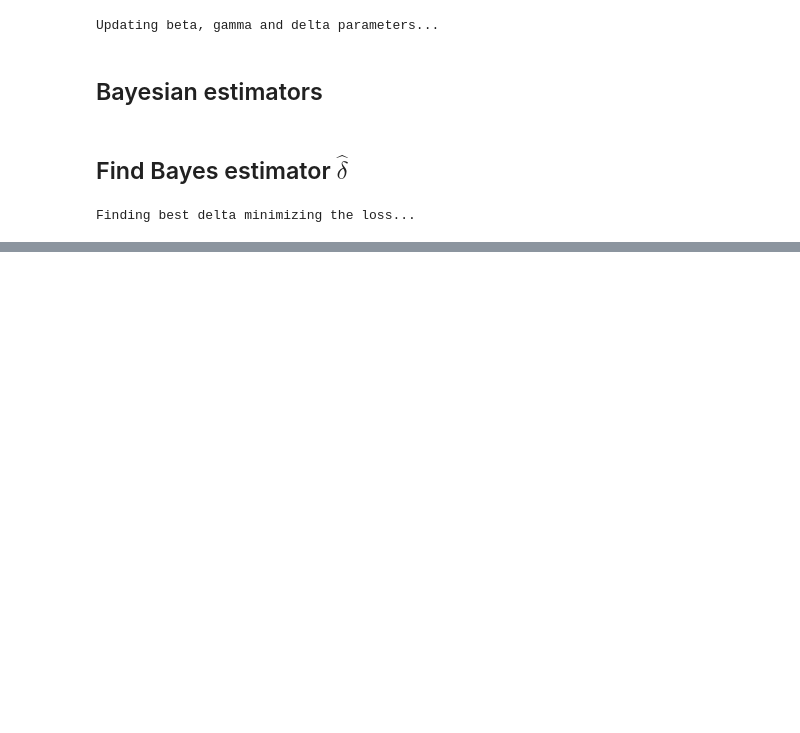
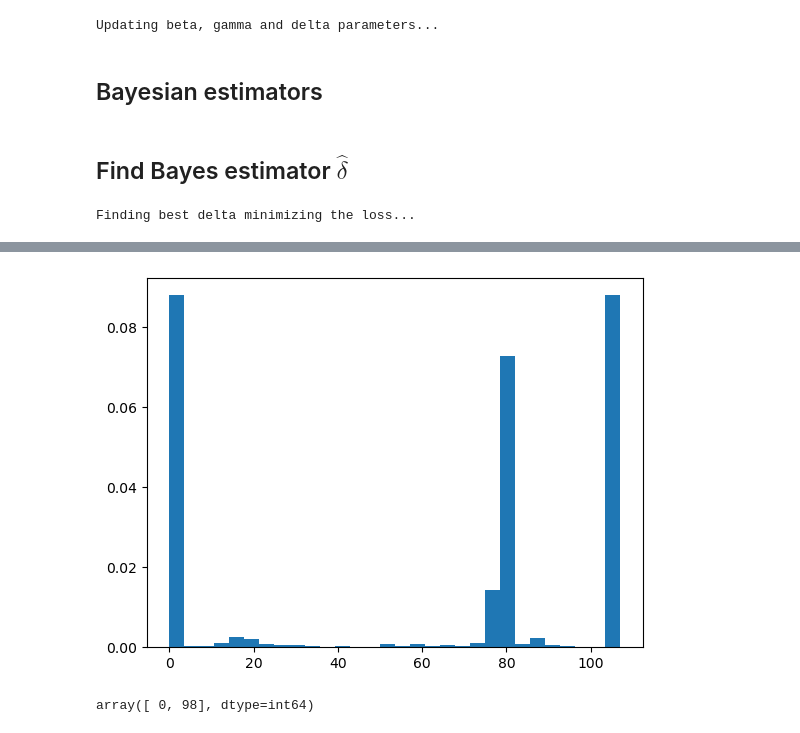
Before and after one commit to s1m0n32001/BayesianSIR, a Jupyter notebook: final.ipynb, the cells around one changed output, grey strips where cells are left out. Saved outputs shown, nothing was run; the diff lists cells and outputs as text; code cells hidden in the pictures; blank space fills up the shorter version.

```diff
--- a/final.ipynb
+++ b/final.ipynb
@@ -95,0 +100,9 @@ array([0.999985  , 0.9999808 , 0.9999754 , 0.9999676 , 0.9999583 ,
+# %%
+where = np.where(deltas_samples == 1)[0]
+plt.hist(where, bins = 30, density=True);
+# %% [output]
+[figure, added]
+# %%
+np.where(delta_final == 1)[0]
+# %% [output]
+array([ 0, 98], dtype=int64)
```
Also changed, not shown: parts of 11 cells of this notebook, 2 other files.
